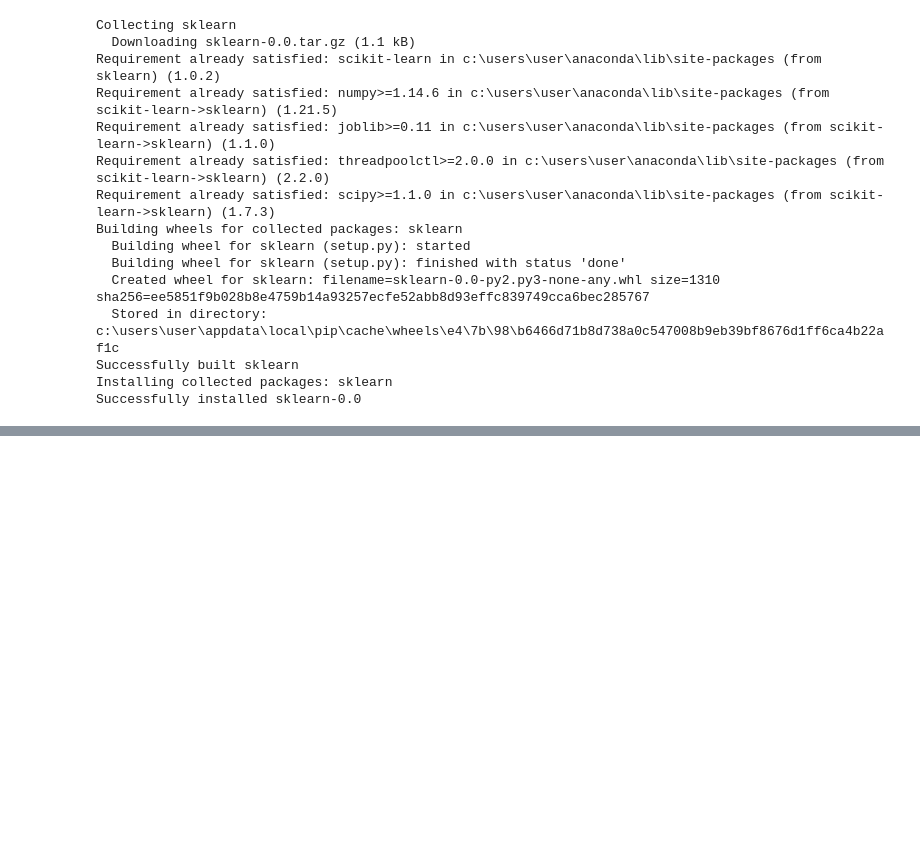
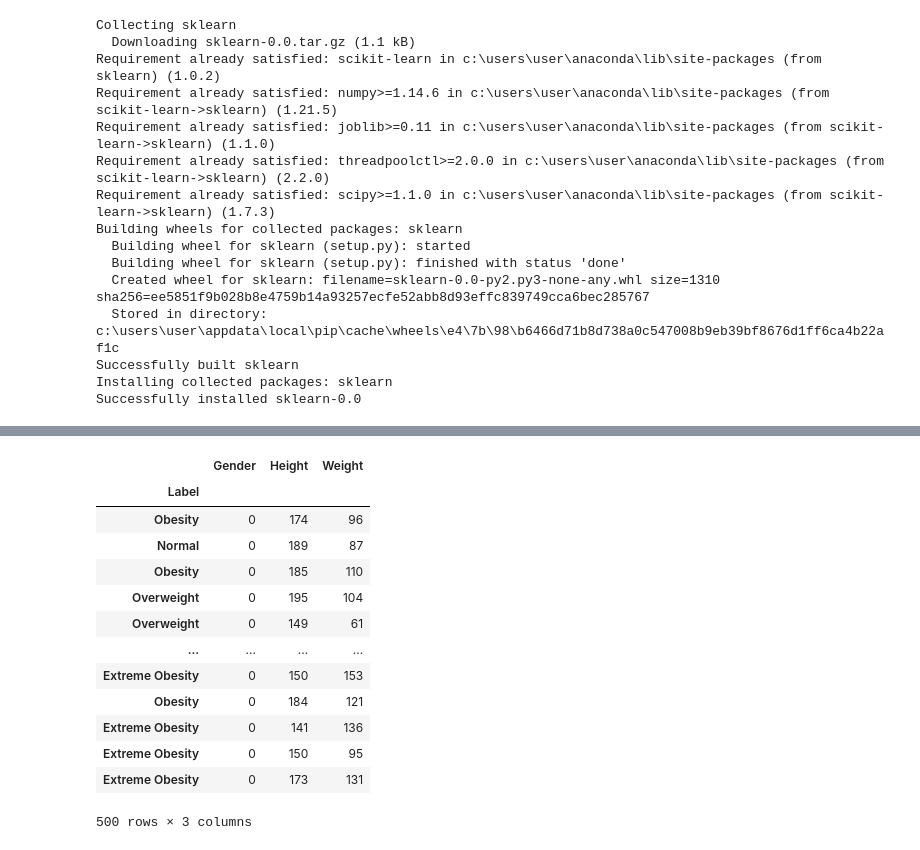
Before and after one commit to pillz9408/python, a Jupyter notebook: MachinLearning/bmi.ipynb, the cells around one changed output, grey strips where cells are left out. Saved outputs shown, nothing was run; the diff lists cells and outputs as text; code cells hidden in the pictures; blank space fills up the shorter version.

```diff
--- a/MachinLearning/bmi.ipynb
+++ b/MachinLearning/bmi.ipynb
@@ -29,0 +43,24 @@ FileNotFoundError: [Errno 2] No such file or directory: './bmi.csv'
+# %%
+gender = []
+for i in bmi['Gender']:
+    if i =='Male':
+        gender.append(1)
+    else:
+        gender.append(0)
+bmi['Gender']= gender
+bmi
+# %% [output]
+|  | Gender | Height | Weight |
+| Label |  |  |  |
+| Obesity | 0 | 174 | 96 |
+| Normal | 0 | 189 | 87 |
+| Obesity | 0 | 185 | 110 |
+| Overweight | 0 | 195 | 104 |
+| Overweight | 0 | 149 | 61 |
+| ... | ... | ... | ... |
+| Extreme Obesity | 0 | 150 | 153 |
+| Obesity | 0 | 184 | 121 |
+| Extreme Obesity | 0 | 141 | 136 |
+| Extreme Obesity | 0 | 150 | 95 |
+| Extreme Obesity | 0 | 173 | 131 |
+500 rows × 3 columns
```
Also changed, not shown: parts of 17 cells of this notebook.
